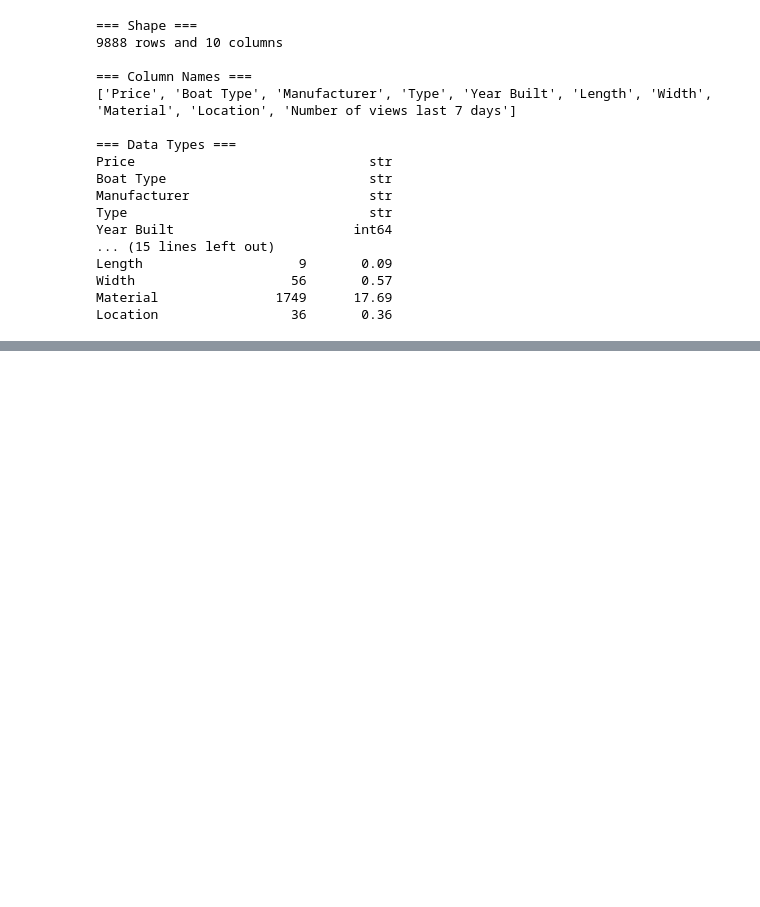
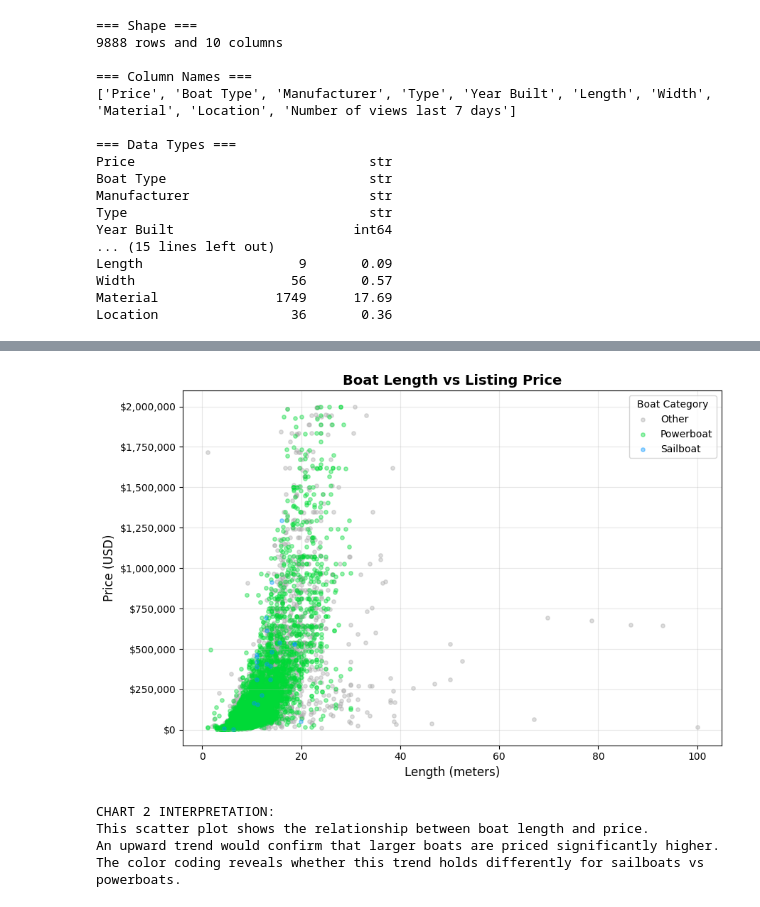
Before and after one commit to aorko321/Boats-Yachts-_scan_, a Jupyter notebook: Boats&Yachts.ipynb, the cells around one changed output, grey strips where cells are left out. Drawn from its saved outputs; the diff is of its cells as text; code cells hidden in the pictures; blank space fills up the shorter version.

```diff
--- a/Boats&Yachts.ipynb
+++ b/Boats&Yachts.ipynb
@@ -67,0 +92,7 @@ df.head()
+# %%
+df_clean['Country'] = df_clean['Location'].str.split('»').str[0].str.strip()
+df_clean['Country'] = df_clean['Country'].str.replace('Â', '').str.strip()
+
+print('***** Country column extracted.')
+print('Top countries:')
+print(df_clean['Country'].value_counts().head(8))
@@ -67,0 +112,8 @@ df.head()
+# %%
+df_clean['Material'] = df_clean['Material'].fillna('Unknown')
+df_clean['Type'] = df_clean['Type'].fillna('Unknown')
+df_clean = df_clean.dropna(subset=['Year Built', 'Length', 'Price_USD'])
+df_clean['Width'] = df_clean['Width'].fillna(df_clean['Width'].median())
+
+print('***** Missing values handled.')
+print(f'Remaining rows: {len(df_clean)}')
@@ -67,0 +123,6 @@ df.head()
+# %%
+before = len(df_clean)
+df_clean = df_clean[(df_clean['Price_USD'] >= 10) & (df_clean['Price_USD'] <= 10_000_000)]
+after = len(df_clean)
+print(f'***** Removed {before - after} rows with unrealistic prices.')
+print(f'Final clean dataset: {after} rows')
@@ -119,23 +311,29 @@ print('The taller the bar, the more expensive boats in that category tend to be
 # %%
 
-# --- Chart 2: Length vs Price (Scatter Plot) ---
+# Chart 2: Length vs Price (Scatter Plot)
 fig, ax = plt.subplots(figsize=(9, 6))
-colors_map = {'Sailboat': '#1f77b4', 'Powerboat': '#ff7f0e', 'Other': '#aaaaaa'}
+colors_map = {'Sailboat': "#0095ff", 'Powerboat': "#00db37", 'Other': '#aaaaaa'}
 for category, group in df_clean[df_clean['Price_USD'] < 2_000_000].groupby('Boat Category'):
     ax.scatter(group['Length'], group['Price_USD'],
                label=category, alpha=0.4, s=15,
                color=colors_map.get(category, '#888888'))
 ax.set_title('Boat Length vs Listing Price', fontsize=14, fontweight='bold')
 ax.set_xlabel('Length (meters)', fontsize=12)
 ax.set_ylabel('Price (USD)', fontsize=12)
 ax.yaxis.set_major_formatter(plt.FuncFormatter(lambda x, _: f'${x:,.0f}'))
 ax.legend(title='Boat Category')
 ax.grid(alpha=0.3)
 plt.tight_layout()
 plt.savefig('chart2_length_vs_price.png', dpi=150)
 plt.show()
 print('CHART 2 INTERPRETATION:')
 print('This scatter plot shows the relationship between boat length and price.')
 print('An upward trend would confirm that larger boats are priced significantly higher.')
 print('The color coding reveals whether this trend holds differently for sailboats vs powerboats.')
+# %% [output]
+[figure, added]
+CHART 2 INTERPRETATION:
+This scatter plot shows the relationship between boat length and price.
+An upward trend would confirm that larger boats are priced significantly higher.
+The color coding reveals whether this trend holds differently for sailboats vs powerboats.
 # %%
```
Also changed, not shown: parts of 18 cells of this notebook, 4 other files.
